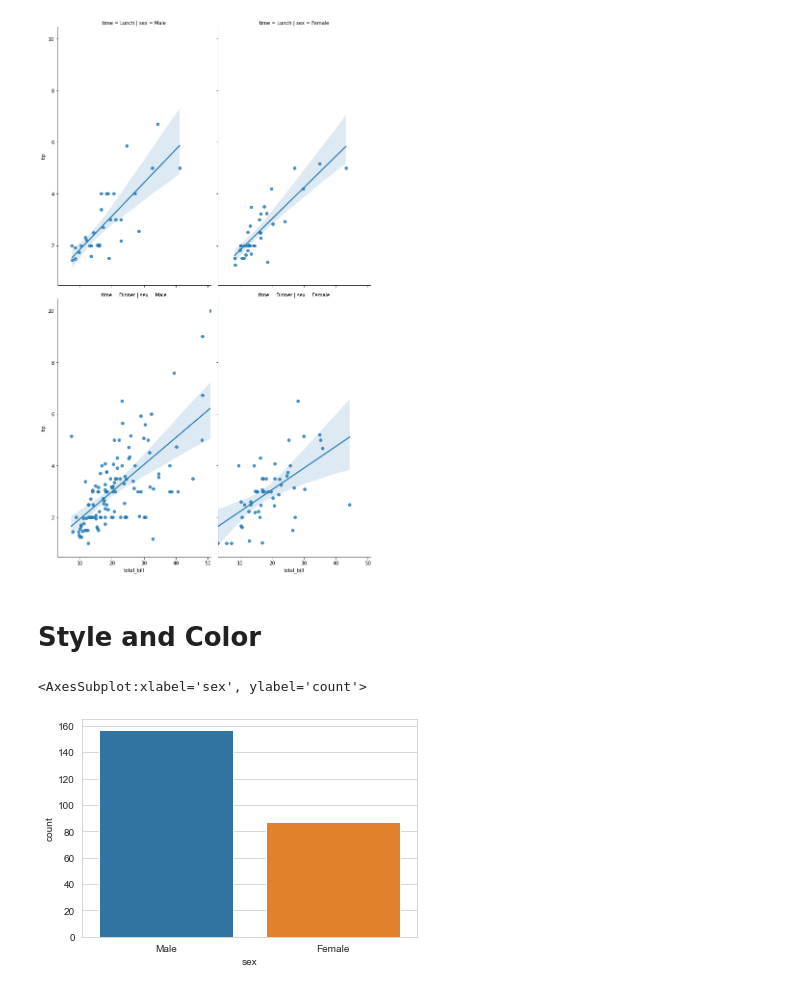
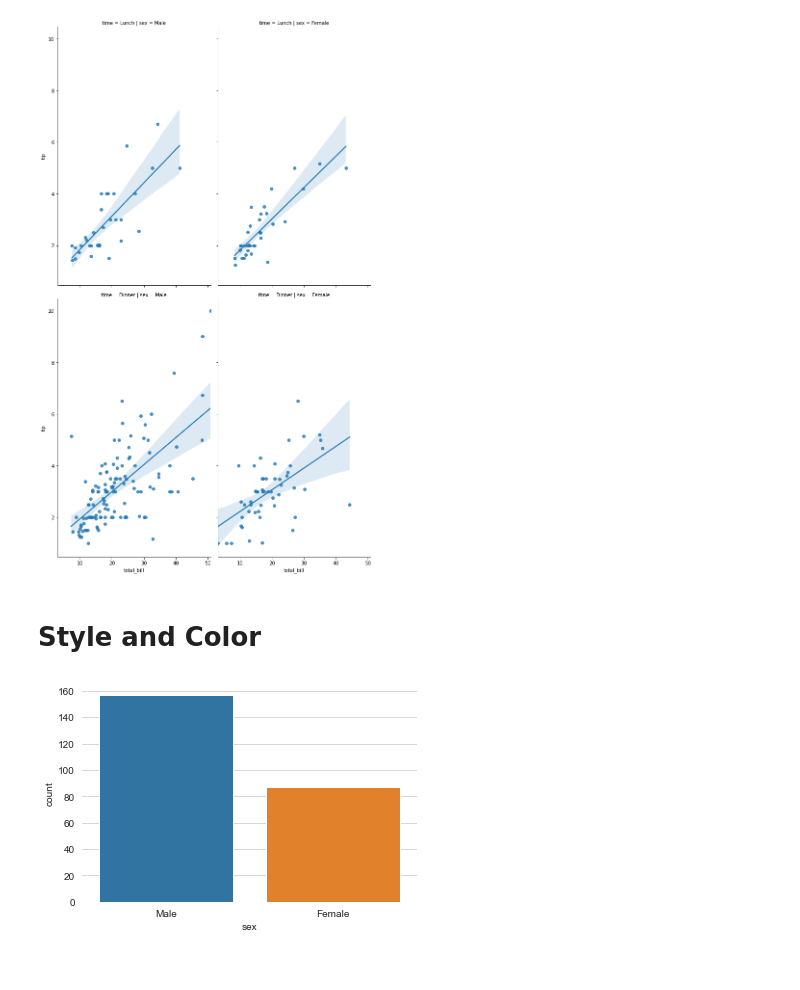
Before and after one commit to pradhan-asish/Python-Matplot_-_Visualization, a Jupyter notebook: Python-Seaborn.ipynb, the cells around one changed output. Drawn from its saved outputs; the diff is of its cells as text; code cells hidden in the pictures.

```diff
--- a/Python-Seaborn.ipynb
+++ b/Python-Seaborn.ipynb
@@ -211,12 +211,12 @@ sns.lmplot(x='total_bill',y = 'tip',data = tips, col = 'sex',row='time', aspect
 # %% [output]
 <seaborn.axisgrid.FacetGrid at 0x...>
 [figure]
-# %% [markdown]
-# Style and Color
-# %%
-sns.set_style('whitegrid')
-sns.countplot(x = 'sex',data = tips)
-sns.despine(left = True, bottom = True)
-# %% [output]
-<AxesSubplot:xlabel='sex', ylabel='count'>
-[figure, removed]
+# %% [markdown]
+# Style and Color
+# %%
+sns.set_style('whitegrid')
+sns.countplot(x = 'sex',data = tips)
+sns.despine(left = True, bottom = True)
+sns.set_context('notebook')
+# %% [output]
+[figure, added]
```
Also changed, not shown: parts of 1 cell of this notebook.
